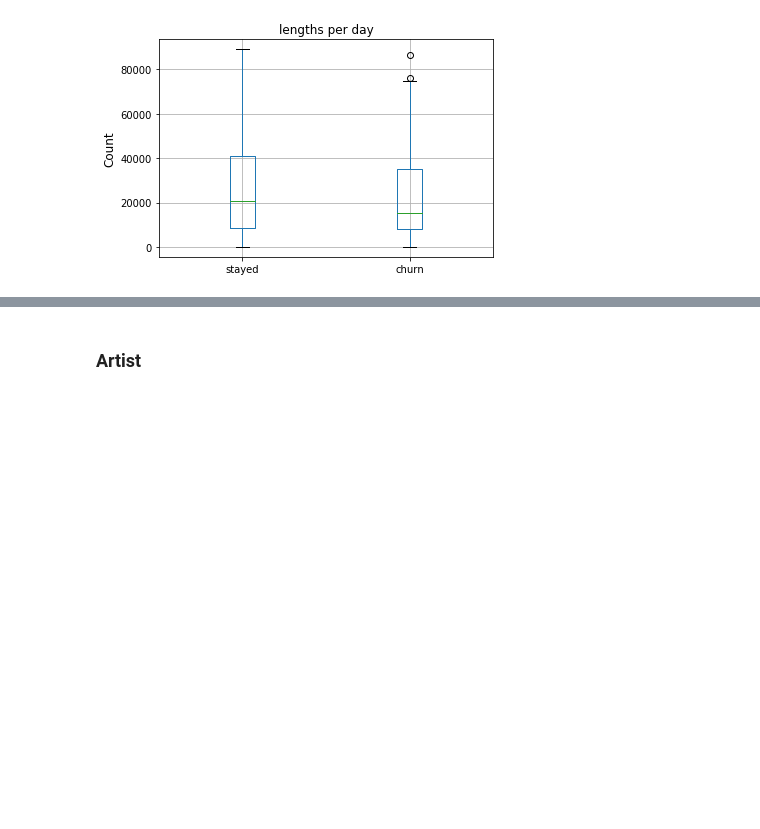
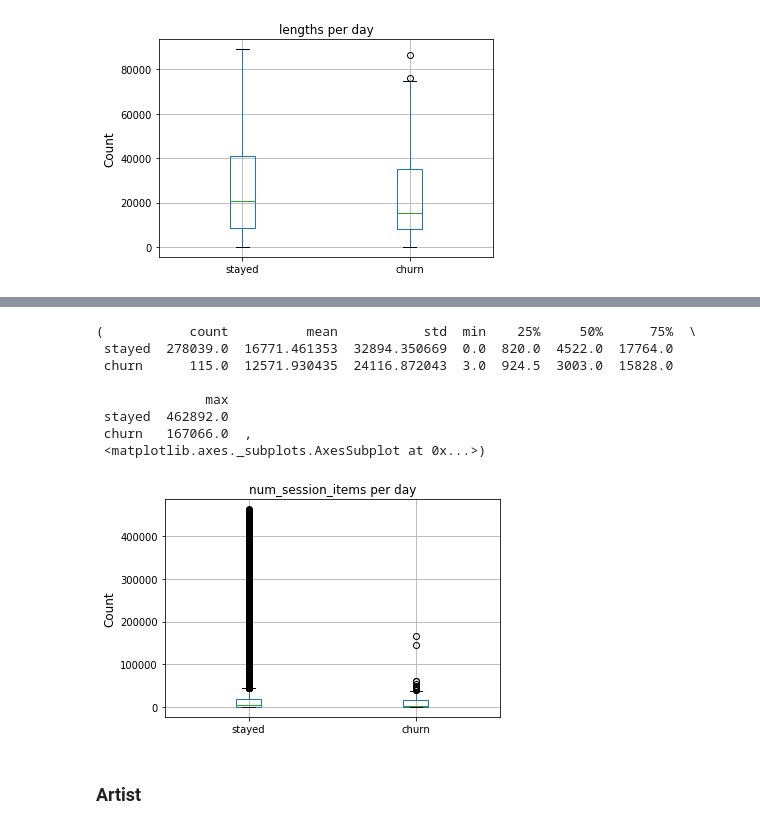
Before and after one commit to alwz1/Sparkify, a Jupyter notebook: Sparkify.ipynb, the cells around one changed output, grey strips where cells are left out. Drawn from its saved outputs; the diff is of its cells as text; code cells hidden in the pictures; blank space fills up the shorter version.

```diff
--- a/Sparkify.ipynb
+++ b/Sparkify.ipynb
@@ -674,3 +691,15 @@ only showing top 40 rows
+# %%
+make_boxplot('num_session_items')
+# %% [output]
+(           count          mean           std  min    25%     50%      75%  \
+ stayed  278039.0  16771.461353  32894.350669  0.0  820.0  4522.0  17764.0
+ churn      115.0  12571.930435  24116.872043  3.0  924.5  3003.0  15828.0
+
+              max
+ stayed  462892.0
+ churn   167066.0  ,
+ <matplotlib.axes._subplots.AxesSubplot at 0x...>)
+[figure, added]
 # %% [markdown]
 ### Artist
 # %%
```
Also changed, not shown: parts of 8 cells of this notebook.
